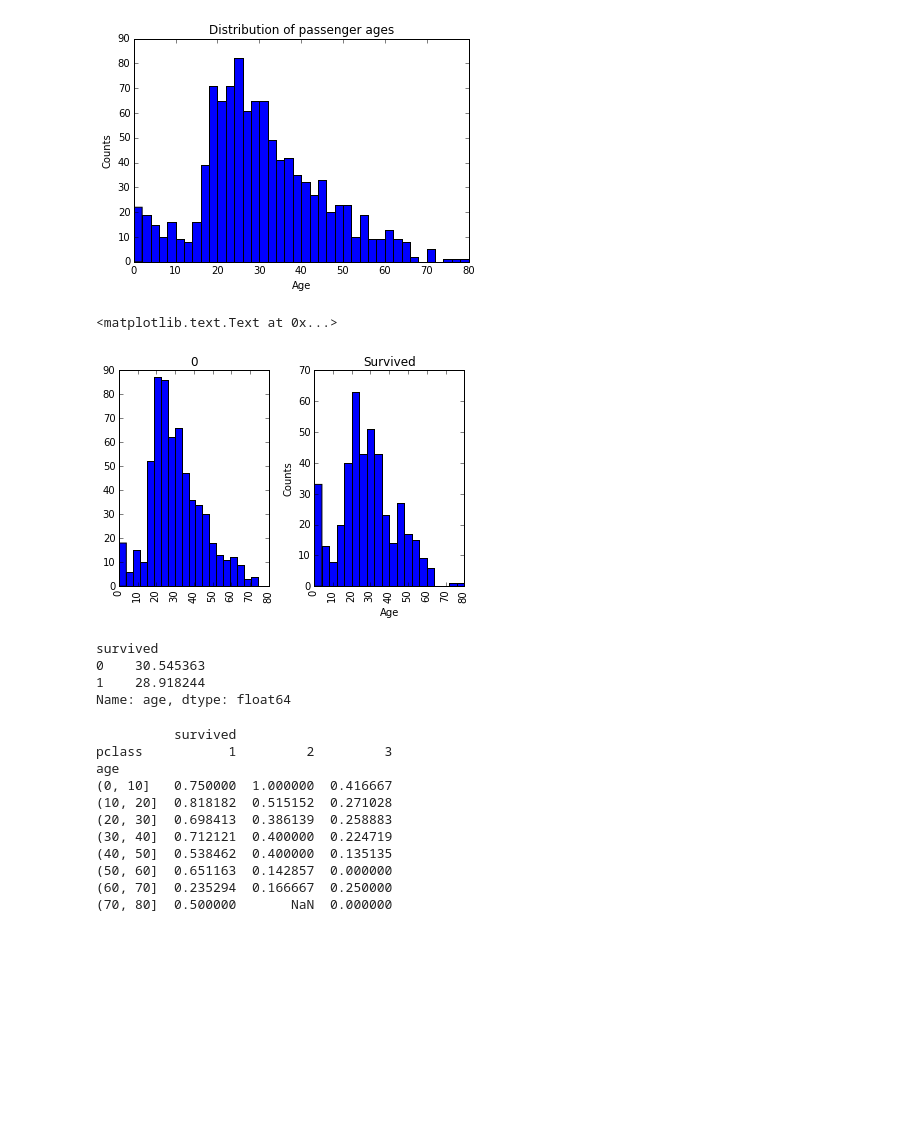
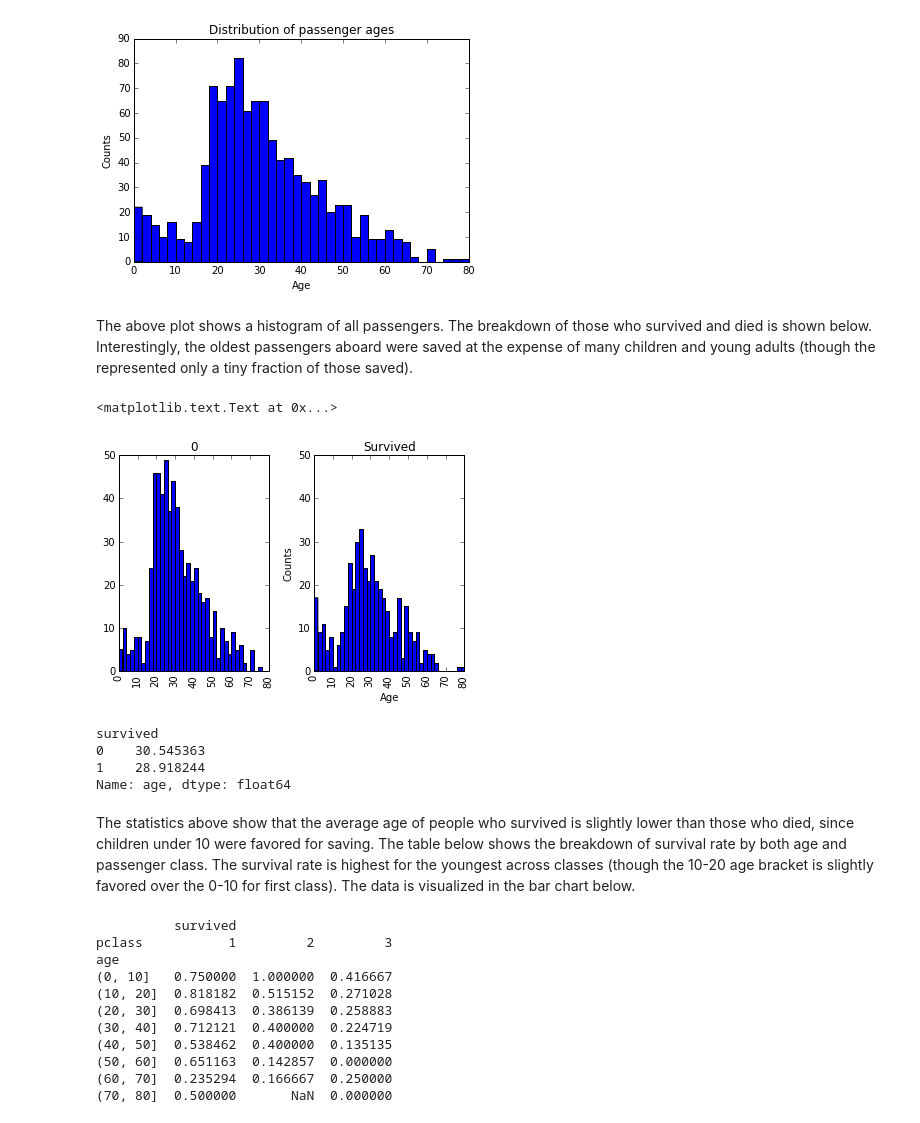
Before and after one commit to jolenemork/Exploring-public-datasets, a Jupyter notebook: Titanic_Analysis.ipynb, the cells around one changed output. Cells and saved outputs as stored; diff of their text form; code cells hidden in the pictures; blank space fills up the shorter version.

Commit message:
Improved annotation and more graphs

```diff
--- a/Titanic_Analysis.ipynb
+++ b/Titanic_Analysis.ipynb
@@ -117,15 +127,18 @@ max        80.000000
 Name: age, dtype: float64
 <matplotlib.text.Text at 0x...>
 [figure]
+# %% [markdown]
+The above plot shows a histogram of all passengers. The breakdown of those who survived and died is shown below. Interestingly, the oldest passengers aboard were saved at the expense of many children and young adults (though the represented only a tiny fraction of those saved).
 # %%
-titanicData.hist(column='age',by='survived',bins=20, sharex = True)
+titanicData.hist(column='age',by='survived',bins=40, range = (0,80), sharex = True)
+plt.ylim([0,50])
 plt.xlabel('Age')
 plt.ylabel('Counts')
 plt.title("Survived")
 # Having trouble labeling the first subplot, which is the histogram of ages for people who died
 # %% [output]
 <matplotlib.text.Text at 0x...>
-[figure, old version]
+[figure, new version]
 # %%
 # Average ages of those who survived and died
 survived_by_age = titanicData['age'].groupby(titanicData['survived'])
@@ -137,6 +148,8 @@ survived
 0    30.545363
 1    28.918244
 Name: age, dtype: float64
+# %% [markdown]
+The statistics above show that the average age of people who survived is slightly lower than those who died, since children under 10 were favored for saving. The table below shows the breakdown of survival rate by both age and passenger class. The survival rate is highest for the youngest across classes (though the 10-20 age bracket is slightly favored over the 0-10 for first class). The data is visualized in the bar chart below.
 # %%
 age_bins = [0,10,20,30,40,50,60,70,80]
 binned_ages = pd.cut(titanicData['age'],age_bins)
```
Also changed, not shown: parts of 30 cells of this notebook, 1 other file.
